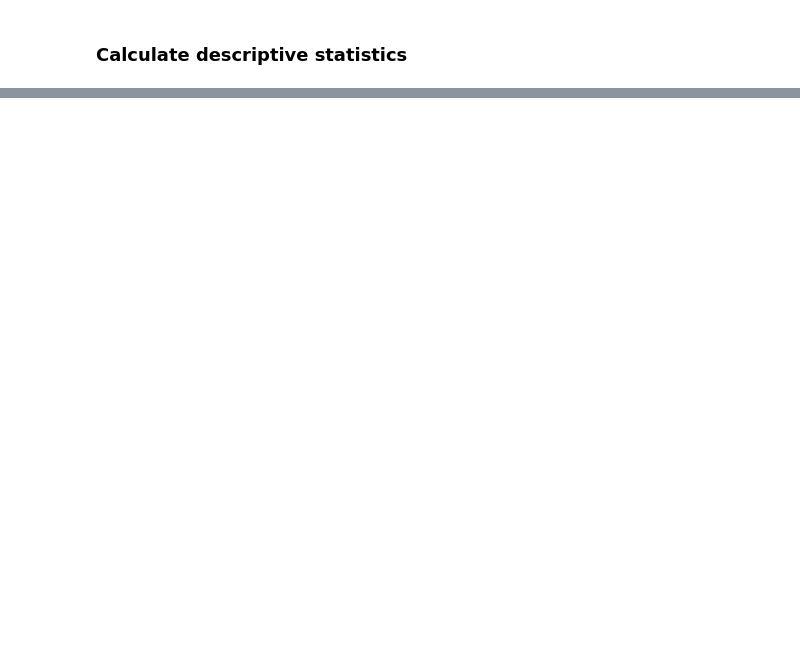
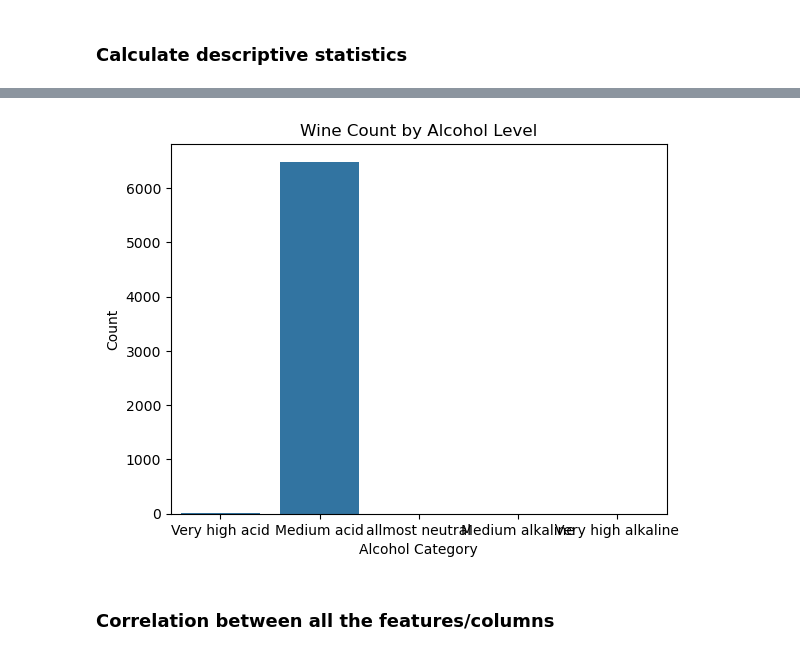
Before and after one commit to Hunkstaban/BIMiniProjects, a Jupyter notebook: MiniProject2/workbooks/wineExploreDataTobyEmil.ipynb, the cells around one changed output, grey strips where cells are left out. Cells and saved outputs as stored; diff of their text form; code cells hidden in the pictures; blank space fills up the shorter version.

```diff
--- a/MiniProject2/workbooks/wineExploreDataTobyEmil.ipynb
+++ b/MiniProject2/workbooks/wineExploreDataTobyEmil.ipynb
@@ -146,0 +238,5 @@ TypeError: 'Categorical' with dtype category does not support reduction 'mean'
+# %%
+bin_data_ph = DfAllWine[['ph']]
+bin_data_ph['ph_bin'] = pandas.cut(DfAllWine['ph'], bins=[0.0, 2.8, 5.6, 8.4, 11.2, 14.0], labels=["Very high acid","Medium acid", "allmost neutral", "Medium alkaline", "Very high alkaline"])
+#bin_data_ph['ph_bin'] = pandas.cut(DfAllWine['ph'], bins=[0.0, 1.4, 2.8, 4.2, 5.6, 7.0, 8.4, 9.8, 11.2, 12.6, 14.0], labels=["Ext. Acidic", "Very Acidic", "Acidic", "Slight Acid", "Neutral", "Slight Basic", "Basic", "Very Basic", "Ext. Basic", "Super Basic"])
+bin_data_ph
@@ -146,0 +262,12 @@ TypeError: 'Categorical' with dtype category does not support reduction 'mean'
+# %%
+labels=["Very high acid","Medium acid", "allmost neutral", "Medium alkaline", "Very high alkaline"]
+
+seaborn.countplot(data=bin_data_ph, x='ph_bin', order=labels)
+plt.title('Wine Count by Alcohol Level')
+plt.xlabel('Alcohol Category')
+plt.ylabel('Count')
+plt.show()
+# %% [output]
+[figure, added]
+# %% [markdown]
+### Correlation between all the features/columns
```
Also changed, not shown: parts of 19 cells of this notebook.
